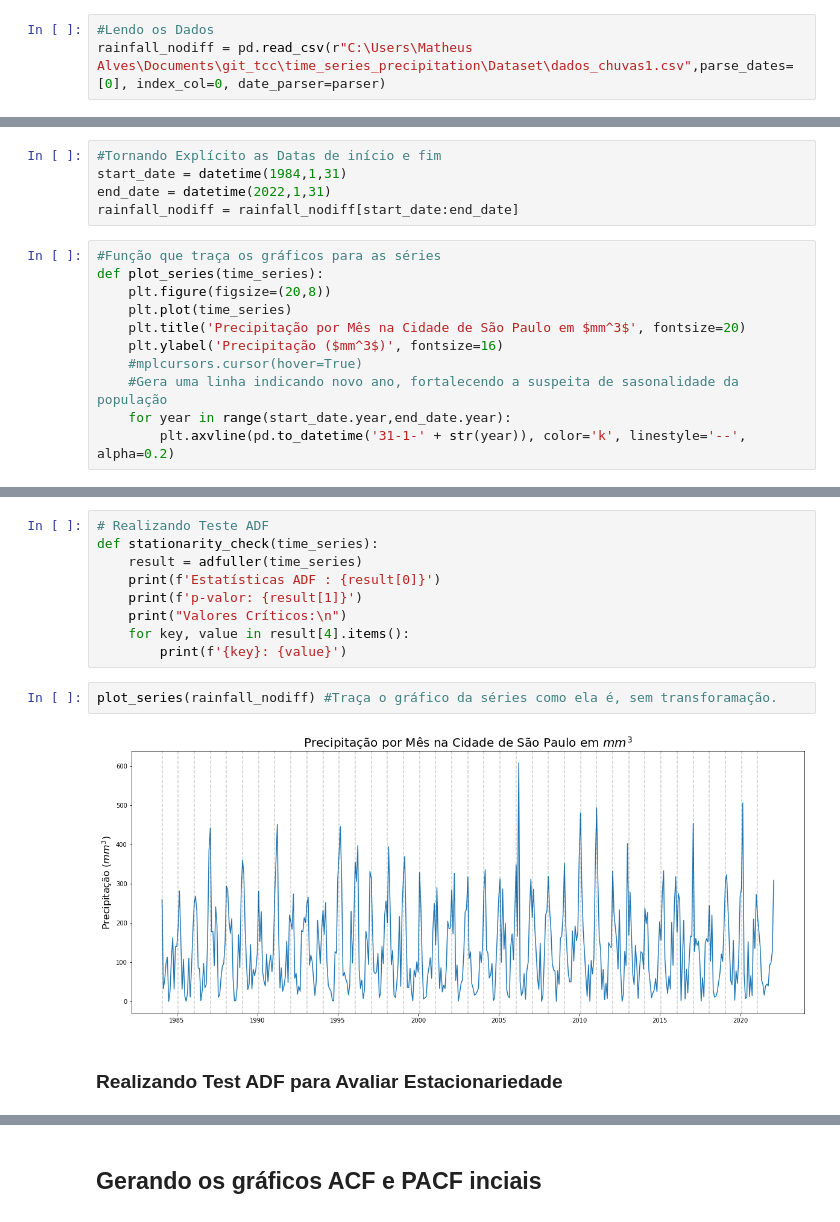
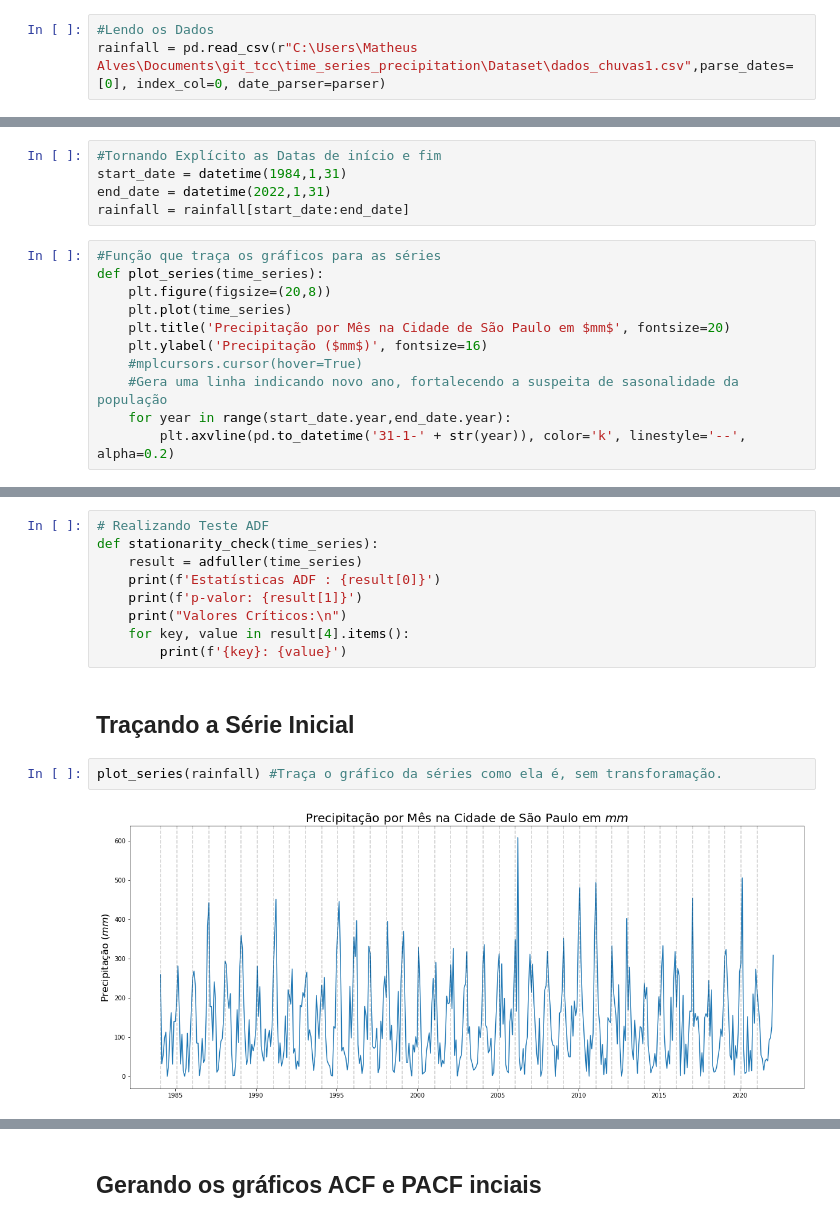
Before and after one commit to matheus-alv/time_series_precipitation, a Jupyter notebook: sarima_rainfall.ipynb, the cells around one changed output, grey strips where cells are left out. Drawn from its saved outputs; the diff is of its cells as text.

```diff
--- a/sarima_rainfall.ipynb
+++ b/sarima_rainfall.ipynb
@@ -26,5 +25,5 @@ def parser(s):
 Será necessário trocar o local de acesso desse arquivo, aonde não precise de token e tambem não localmente.
 # %%
 #Lendo os Dados
-rainfall_nodiff = pd.read_csv(r"C:\Users\Matheus Alves\Documents\git_tcc\time_series_precipitation\Dataset\dados_chuvas1.csv",parse_dates=[0], index_col=0, date_parser=parser)
+rainfall = pd.read_csv(r"C:\Users\Matheus Alves\Documents\git_tcc\time_series_precipitation\Dataset\dados_chuvas1.csv",parse_dates=[0], index_col=0, date_parser=parser)
 # %%
@@ -68,14 +61,14 @@ rainfall_nodiff.describe()
 #Tornando Explícito as Datas de início e fim
 start_date = datetime(1984,1,31)
 end_date = datetime(2022,1,31)
-rainfall_nodiff = rainfall_nodiff[start_date:end_date]
+rainfall = rainfall[start_date:end_date]
 # %%
 #Função que traça os gráficos para as séries
 def plot_series(time_series):
     plt.figure(figsize=(20,8))
     plt.plot(time_series)
-    plt.title('Precipitação por Mês na Cidade de São Paulo em $mm^3$', fontsize=20)
-    plt.ylabel('Precipitação ($mm^3$)', fontsize=16)
+    plt.title('Precipitação por Mês na Cidade de São Paulo em $mm$', fontsize=20)
+    plt.ylabel('Precipitação ($mm$)', fontsize=16)
     #mplcursors.cursor(hover=True)
     #Gera uma linha indicando novo ano, fortalecendo a suspeita de sasonalidade da população
     for year in range(start_date.year,end_date.year):
@@ -96,10 +89,10 @@ def stationarity_check(time_series):
     print("Valores Críticos:\n")
     for key, value in result[4].items():
         print(f'{key}: {value}')
+# %% [markdown]
+## Traçando a Série Inicial
 # %%
-plot_series(rainfall_nodiff) #Traça o gráfico da séries como ela é, sem transforamação.
+plot_series(rainfall) #Traça o gráfico da séries como ela é, sem transforamação.
 # %% [output]
-[figure, old version]
+[figure, new version]
-# %% [markdown]
-### Realizando Test ADF para Avaliar Estacionariedade
 # %%
```
Also changed, not shown: parts of 22 cells of this notebook.
